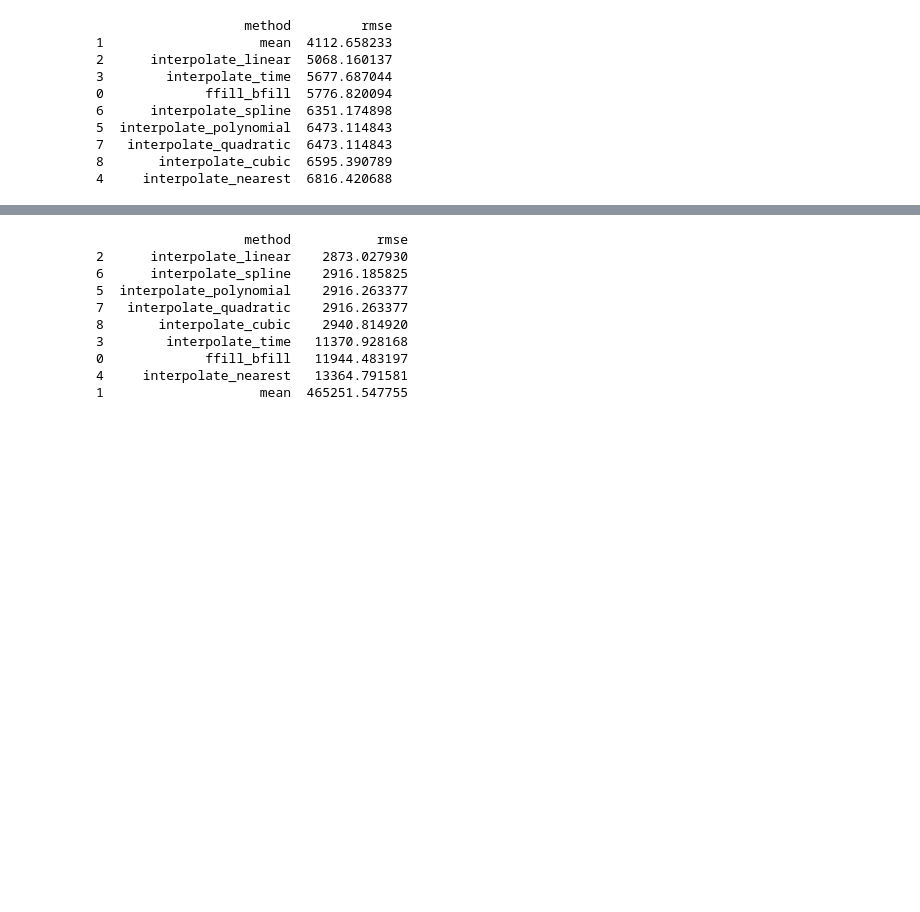
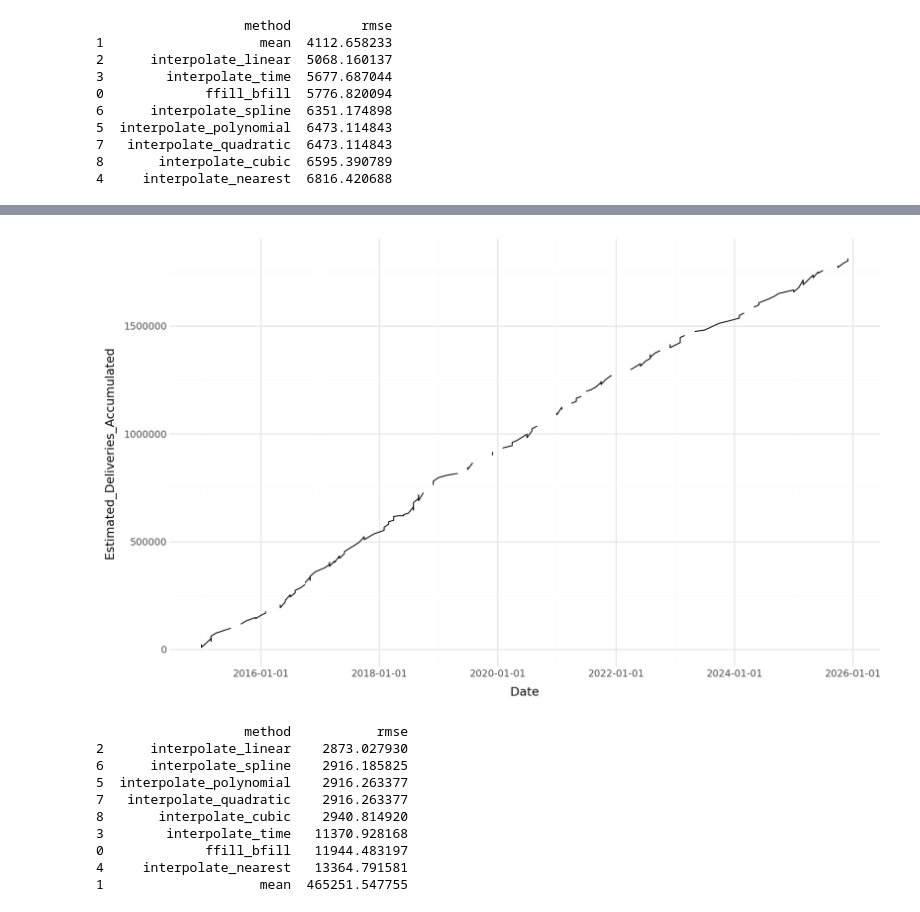
Before and after one commit to iagonmic/timeseries-econometrics-labs, a Jupyter notebook: questions/01_missing_data_imputation.ipynb, the cells around one changed output, grey strips where cells are left out. Cells and saved outputs as stored; diff of their text form; code cells hidden in the pictures; blank space fills up the shorter version.

```diff
--- a/questions/01_missing_data_imputation.ipynb
+++ b/questions/01_missing_data_imputation.ipynb
@@ -273,3 +256,12 @@ Name: 13, dtype: object
+# %%
+(
+    ggplot(df_nan, aes(x='Date', y='Estimated_Deliveries_Accumulated'))
+    + theme_minimal()
+    + geom_line()
+    + theme(figure_size=(10,6))
+)
+# %% [output]
+[figure, added]
 # %%
 df_nan = df_nan.set_index('Date')
 # %%
```
Also changed, not shown: parts of 6 cells of this notebook, 1 other file.
